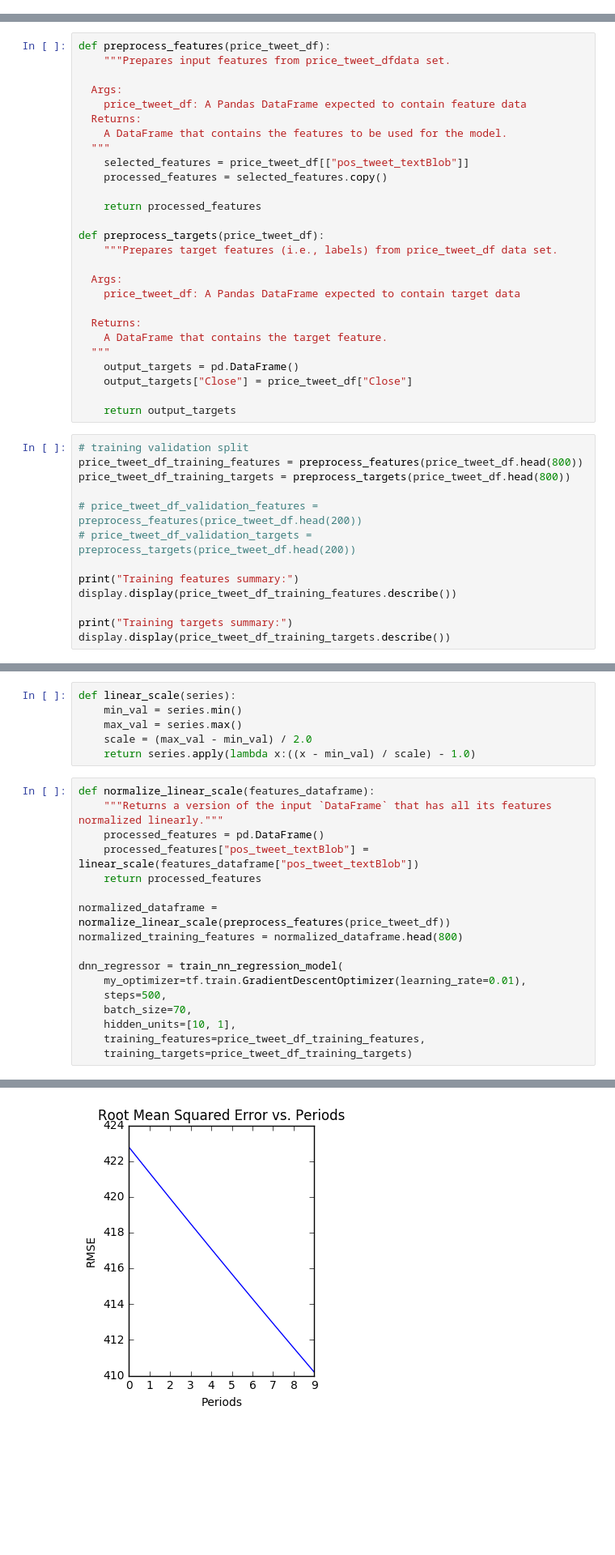
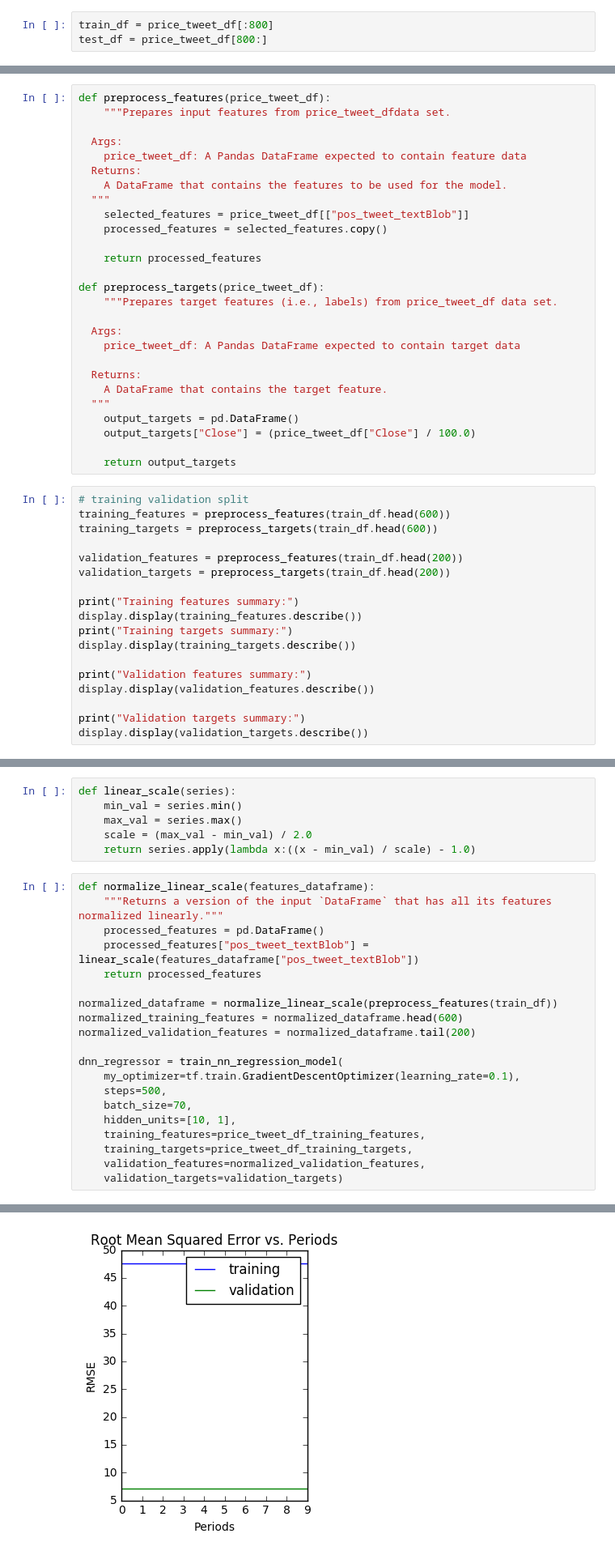
Before and after one commit to JeffreyJackovich/bitcoin-prediction-using-sentiment, a Jupyter notebook: tensor_flow_dnn-regressor.ipynb, the cells around one changed output, grey strips where cells are left out. Shown: that part at 81% size. Drawn from its saved outputs; the diff is of its cells as text; blank space fills up the shorter version.

```diff
--- a/tensor_flow_dnn-regressor.ipynb
+++ b/tensor_flow_dnn-regressor.ipynb
@@ -92,0 +98,3 @@ plt.legend()
+# %%
+train_df = price_tweet_df[:800]
+test_df = price_tweet_df[800:]
@@ -114,22 +144,27 @@ def preprocess_targets(price_tweet_df):
     A DataFrame that contains the target feature.
   """
     output_targets = pd.DataFrame()
-    output_targets["Close"] = price_tweet_df["Close"]
+    output_targets["Close"] = (price_tweet_df["Close"] / 100.0)
 
     return output_targets
 # %%
 # training validation split
-price_tweet_df_training_features = preprocess_features(price_tweet_df.head(800))
-price_tweet_df_training_targets = preprocess_targets(price_tweet_df.head(800))
+training_features = preprocess_features(train_df.head(600))
+training_targets = preprocess_targets(train_df.head(600))
 
-# price_tweet_df_validation_features = preprocess_features(price_tweet_df.head(200))
-# price_tweet_df_validation_targets = preprocess_targets(price_tweet_df.head(200))
+validation_features = preprocess_features(train_df.head(200))
+validation_targets = preprocess_targets(train_df.head(200))
 
 print("Training features summary:")
-display.display(price_tweet_df_training_features.describe())
+display.display(training_features.describe())
+print("Training targets summary:")
+display.display(training_targets.describe())
 
-print("Training targets summary:")
-display.display(price_tweet_df_training_targets.describe())
+print("Validation features summary:")
+display.display(validation_features.describe())
+
+print("Validation targets summary:")
+display.display(validation_targets.describe())
 # %% [output]
 Training features summary:
 |  | pos_tweet_textBlob |
@@ -339,16 +437,19 @@ def normalize_linear_scale(features_dataframe):
     processed_features["pos_tweet_textBlob"] = linear_scale(features_dataframe["pos_tweet_textBlob"])
     return processed_features
 
-normalized_dataframe = normalize_linear_scale(preprocess_features(price_tweet_df))
-normalized_training_features = normalized_dataframe.head(800)
+normalized_dataframe = normalize_linear_scale(preprocess_features(train_df))
+normalized_training_features = normalized_dataframe.head(600)
+normalized_validation_features = normalized_dataframe.tail(200)
 
 dnn_regressor = train_nn_regression_model(
-    my_optimizer=tf.train.GradientDescentOptimizer(learning_rate=0.01),
+    my_optimizer=tf.train.GradientDescentOptimizer(learning_rate=0.1),
     steps=500,
     batch_size=70,
     hidden_units=[10, 1],
     training_features=price_tweet_df_training_features,
-    training_targets=price_tweet_df_training_targets)
+    training_targets=price_tweet_df_training_targets,
+    validation_features=normalized_validation_features,
+    validation_targets=validation_targets)
 # %% [output]
 Training model...
 RMSE (on training data):
@@ -367 +469 @@ Final RMSE (on training data): 410.19
-[figure, old version]
+[figure, new version]
```
Also changed, not shown: parts of 15 cells of this notebook.
